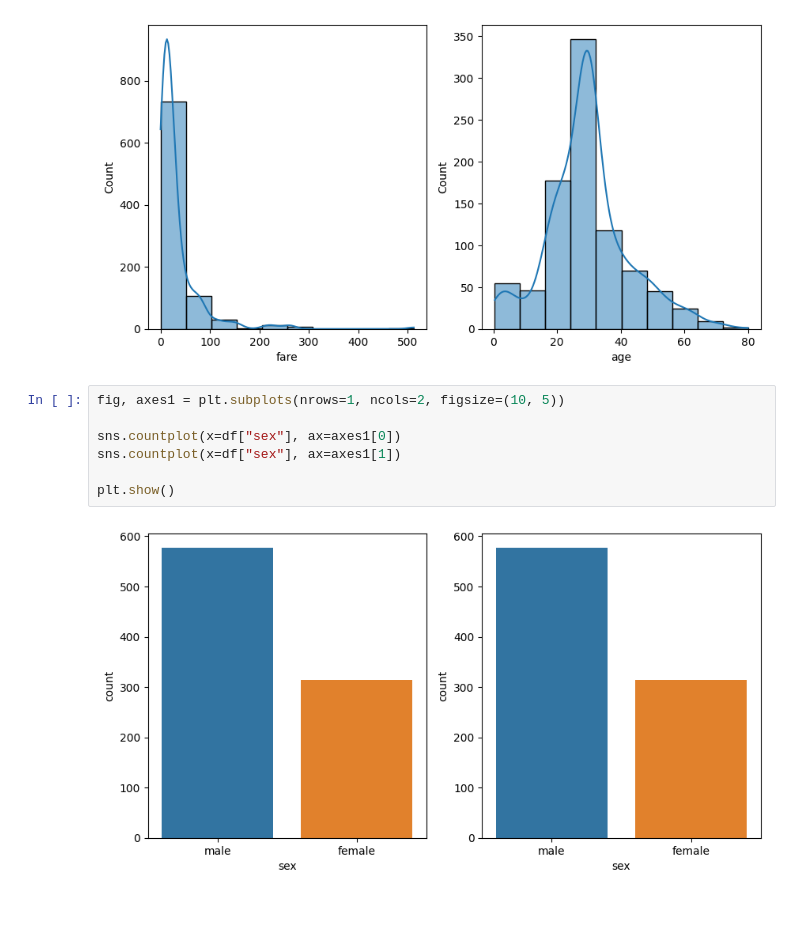
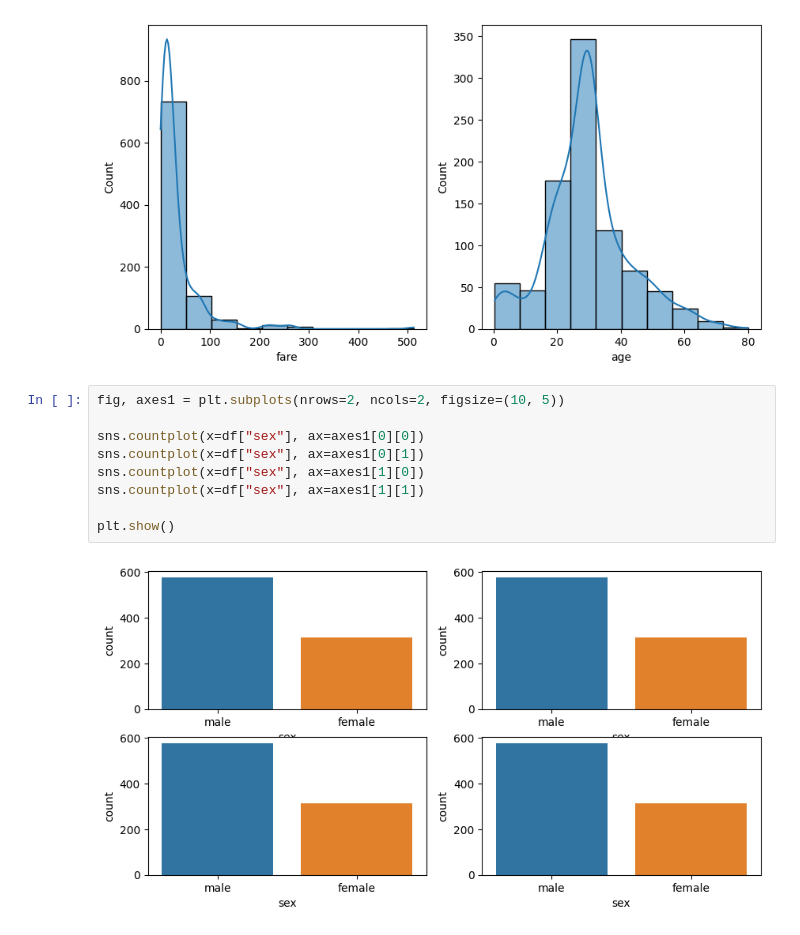
Before and after one commit to subhajit20/Learning-ML, a Jupyter notebook: plotting two graph side by side.ipynb, the cells around one changed output. Cells and saved outputs as stored; diff of their text form; blank space fills up the shorter version.

Commit message:
Added source code of plotting two graph side by side

```diff
--- a/plotting two graph side by side.ipynb
+++ b/plotting two graph side by side.ipynb
@@ -88,11 +88,13 @@ plt.show()
 # %% [output]
 [figure]
 # %%
-fig, axes1 = plt.subplots(nrows=1, ncols=2, figsize=(10, 5))
+fig, axes1 = plt.subplots(nrows=2, ncols=2, figsize=(10, 5))
 
-sns.countplot(x=df["sex"], ax=axes1[0])
-sns.countplot(x=df["sex"], ax=axes1[1])
+sns.countplot(x=df["sex"], ax=axes1[0][0])
+sns.countplot(x=df["sex"], ax=axes1[0][1])
+sns.countplot(x=df["sex"], ax=axes1[1][0])
+sns.countplot(x=df["sex"], ax=axes1[1][1])
 
 plt.show()
 # %% [output]
-[figure, old version]
+[figure, new version]
```
